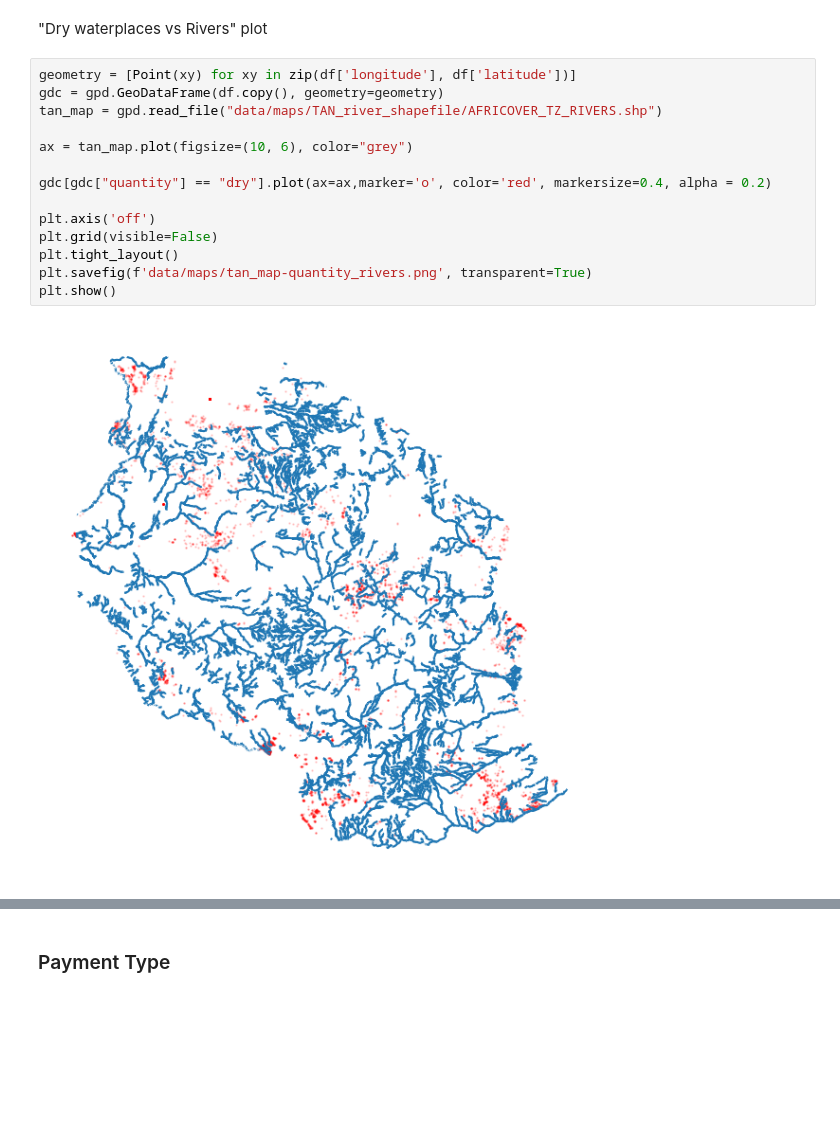
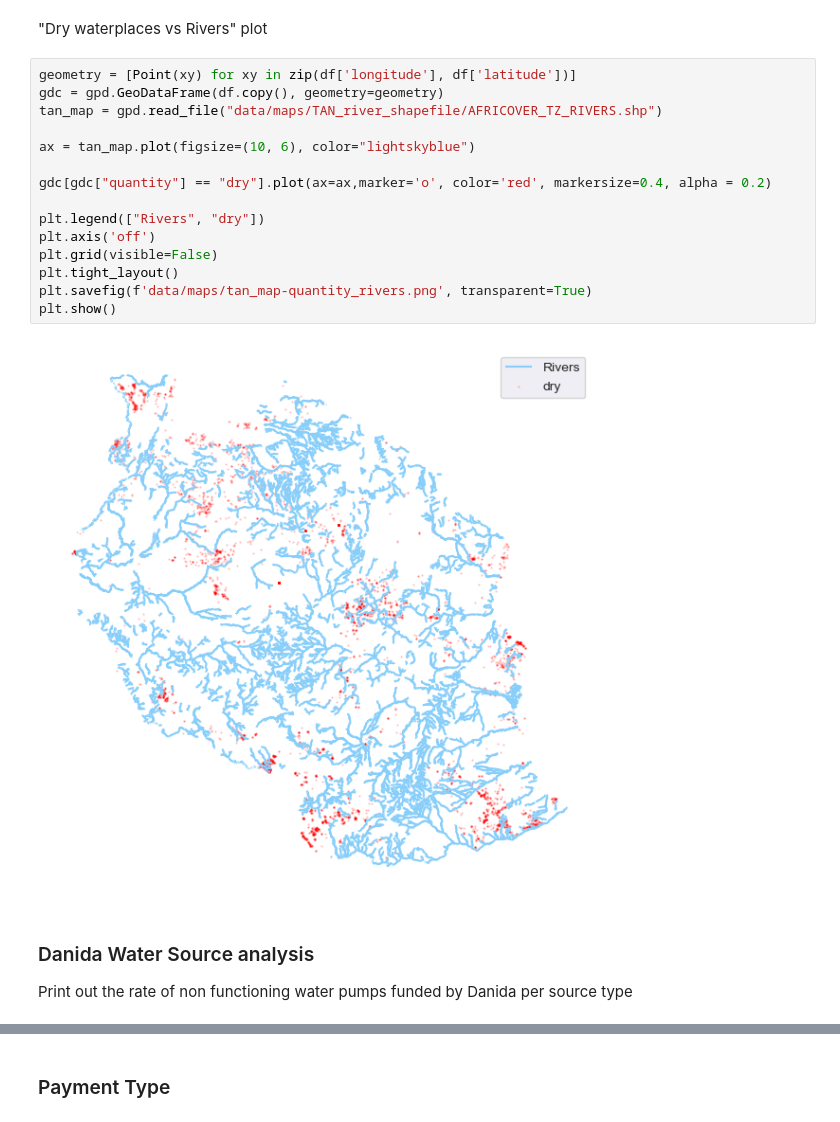
Before and after one commit to neuhart/Water_pumps, a Jupyter notebook: Analysis.ipynb, the cells around one changed output, grey strips where cells are left out. Saved outputs shown, nothing was run; the diff lists cells and outputs as text; blank space fills up the shorter version.

```diff
--- a/Analysis.ipynb
+++ b/Analysis.ipynb
@@ -144,16 +167,20 @@ plt.show()
 # %%
 geometry = [Point(xy) for xy in zip(df['longitude'], df['latitude'])]
 gdc = gpd.GeoDataFrame(df.copy(), geometry=geometry)
 tan_map = gpd.read_file("data/maps/TAN_river_shapefile/AFRICOVER_TZ_RIVERS.shp")
 
-ax = tan_map.plot(figsize=(10, 6), color="grey")
+ax = tan_map.plot(figsize=(10, 6), color="lightskyblue")
 
 gdc[gdc["quantity"] == "dry"].plot(ax=ax,marker='o', color='red', markersize=0.4, alpha = 0.2)
 
+plt.legend(["Rivers", "dry"])
 plt.axis('off')
 plt.grid(visible=False)
 plt.tight_layout()
 plt.savefig(f'data/maps/tan_map-quantity_rivers.png', transparent=True)
 plt.show()
 # %% [output]
-[figure, old version]
+[figure, new version]
+# %% [markdown]
+### Danida Water Source analysis
+Print out the rate of non functioning water pumps funded by Danida per source type
```
Also changed, not shown: parts of 12 cells of this notebook, 12 other files.
